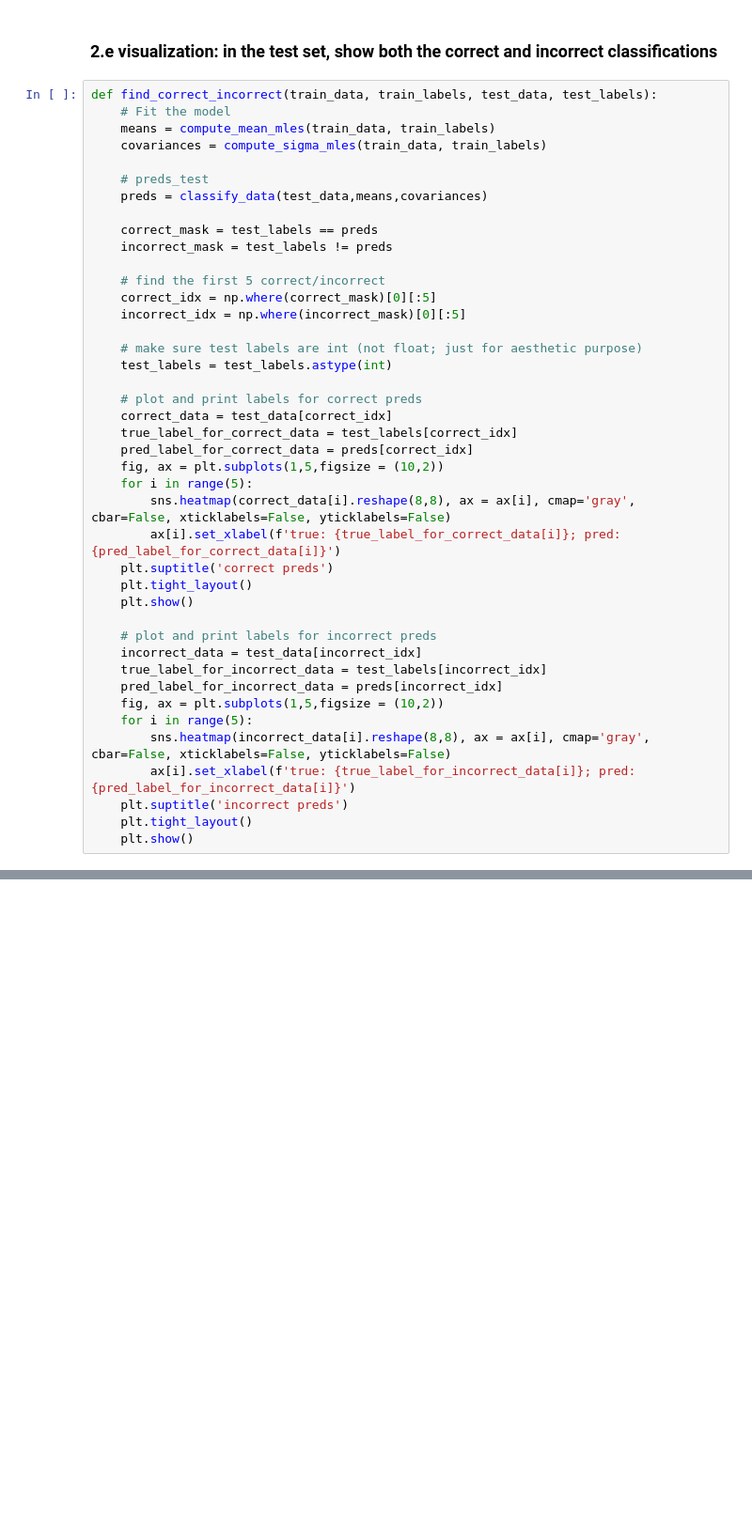
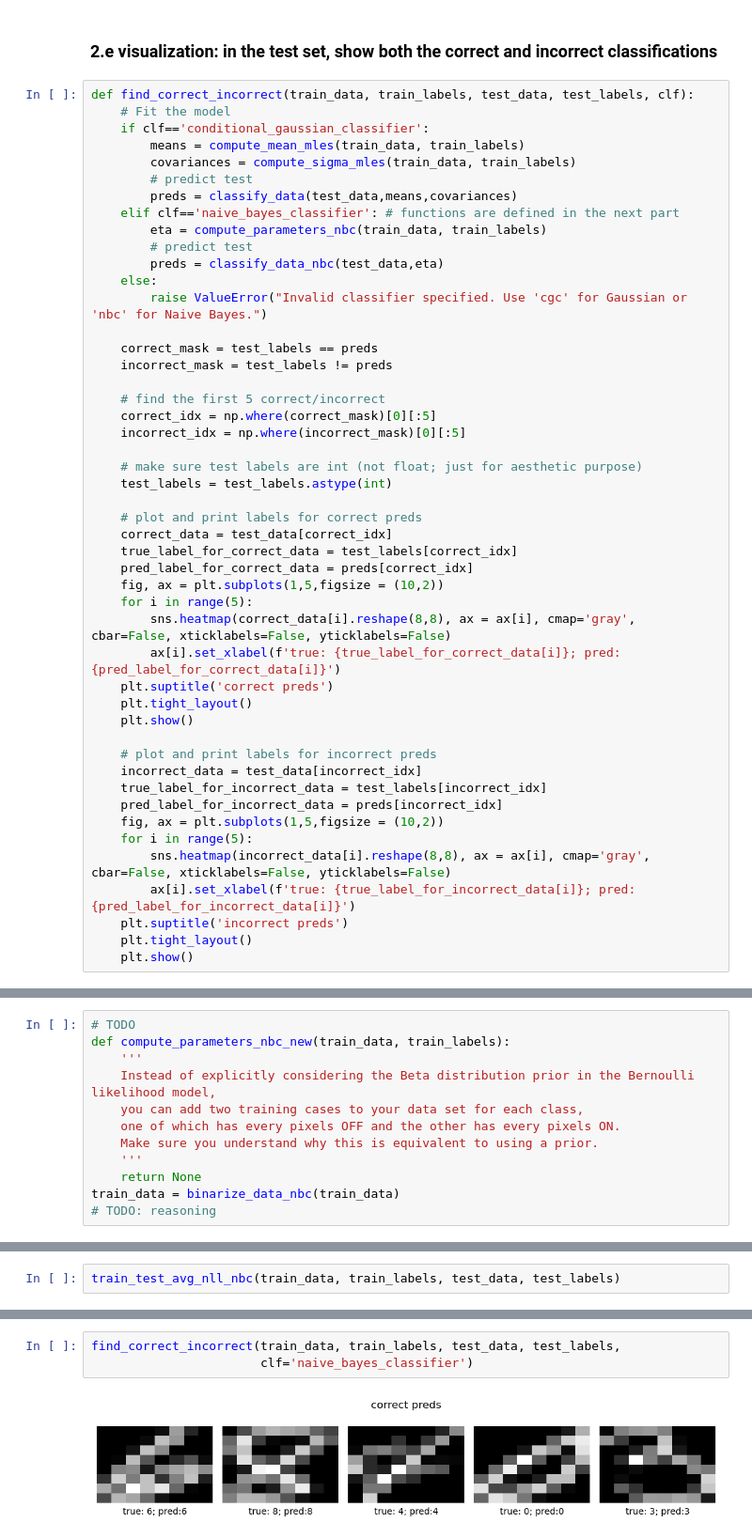
Before and after one commit to Stevey8/Handwritten-Digit-Classification, a Jupyter notebook: digit_classifier.ipynb, the cells around one changed output, grey strips where cells are left out. Shown at 94% size. Saved outputs shown, nothing was run; the diff lists cells and outputs as text; blank space fills up the shorter version.

```diff
--- a/digit_classifier.ipynb
+++ b/digit_classifier.ipynb
@@ -223,13 +211,19 @@ train accuracy: 0.9814285714285714; test accuracy: 0.97275
 # %% [markdown]
 ### 2.e visualization: in the test set, show both the correct and incorrect classifications
 # %%
-def find_correct_incorrect(train_data, train_labels, test_data, test_labels):
+def find_correct_incorrect(train_data, train_labels, test_data, test_labels, clf):
     # Fit the model
-    means = compute_mean_mles(train_data, train_labels)
-    covariances = compute_sigma_mles(train_data, train_labels)
-
-    # preds_test
-    preds = classify_data(test_data,means,covariances)
+    if clf=='conditional_gaussian_classifier':
+        means = compute_mean_mles(train_data, train_labels)
+        covariances = compute_sigma_mles(train_data, train_labels)
+        # predict test
+        preds = classify_data(test_data,means,covariances)
+    elif clf=='naive_bayes_classifier': # functions are defined in the next part
+        eta = compute_parameters_nbc(train_data, train_labels)
+        # predict test
+        preds = classify_data_nbc(test_data,eta)
+    else:
+        raise ValueError("Invalid classifier specified. Use 'cgc' for Gaussian or 'nbc' for Naive Bayes.")
 
     correct_mask = test_labels == preds
     incorrect_mask = test_labels != preds
@@ -271,0 +486,12 @@ find_correct_incorrect(train_data, train_labels, test_data, test_labels)
+# %%
+# TODO
+def compute_parameters_nbc_new(train_data, train_labels):
+    '''
+    Instead of explicitly considering the Beta distribution prior in the Bernoulli likelihood model,
+    you can add two training cases to your data set for each class,
+    one of which has every pixels OFF and the other has every pixels ON.
+    Make sure you understand why this is equivalent to using a prior.
+    '''
+    return None
+train_data = binarize_data_nbc(train_data)
+# TODO: reasoning
@@ -271,0 +512,2 @@ find_correct_incorrect(train_data, train_labels, test_data, test_labels)
+# %%
+train_test_avg_nll_nbc(train_data, train_labels, test_data, test_labels)
@@ -271,0 +527,5 @@ find_correct_incorrect(train_data, train_labels, test_data, test_labels)
+# %%
+find_correct_incorrect(train_data, train_labels, test_data, test_labels,
+                       clf='naive_bayes_classifier')
+# %% [output]
+[figure, added]
```
Also changed, not shown: parts of 22 cells of this notebook.
